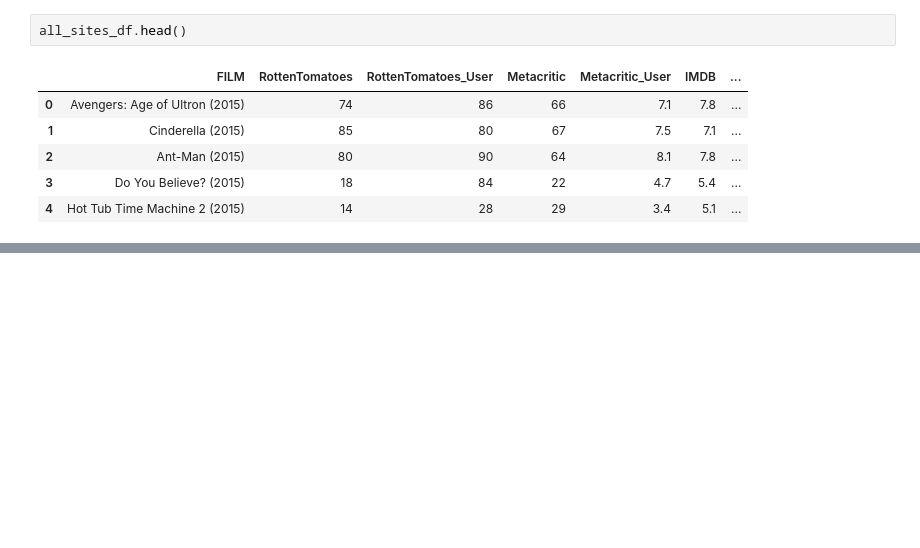
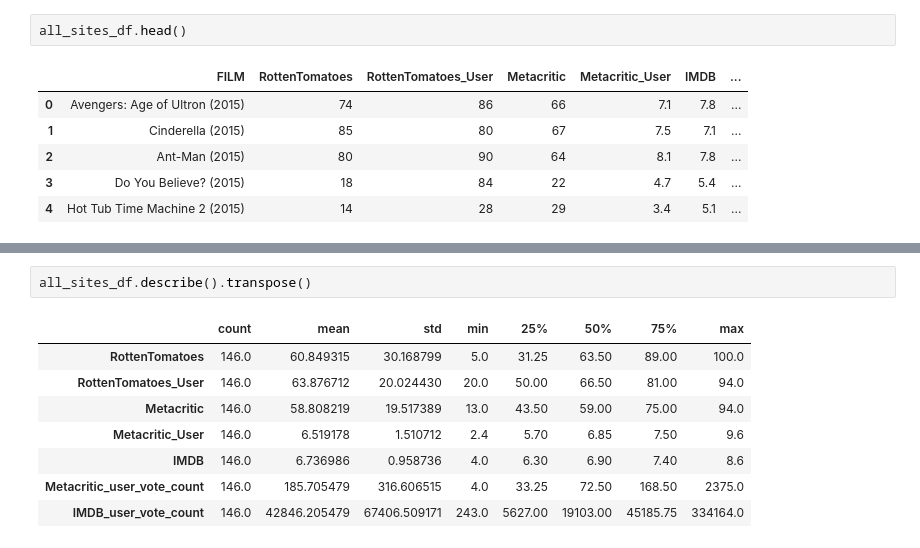
Before and after one commit to aronbarbosag/data-analysis-python, a Jupyter notebook: notebooks/capstone_project.ipynb, the cells around one changed output, grey strips where cells are left out. Saved outputs shown, nothing was run; the diff lists cells and outputs as text; blank space fills up the shorter version.

```diff
--- a/notebooks/capstone_project.ipynb
+++ b/notebooks/capstone_project.ipynb
@@ -259,0 +278,11 @@ all_sites_df.head()
+# %%
+all_sites_df.describe().transpose()
+# %% [output]
+|  | count | mean | std | min | 25% | 50% | 75% | max |
+| RottenTomatoes | 146.0 | 60.849315 | 30.168799 | 5.0 | 31.25 | 63.50 | 89.00 | 100.0 |
+| RottenTomatoes_User | 146.0 | 63.876712 | 20.024430 | 20.0 | 50.00 | 66.50 | 81.00 | 94.0 |
+| Metacritic | 146.0 | 58.808219 | 19.517389 | 13.0 | 43.50 | 59.00 | 75.00 | 94.0 |
+| Metacritic_User | 146.0 | 6.519178 | 1.510712 | 2.4 | 5.70 | 6.85 | 7.50 | 9.6 |
+| IMDB | 146.0 | 6.736986 | 0.958736 | 4.0 | 6.30 | 6.90 | 7.40 | 8.6 |
+| Metacritic_user_vote_count | 146.0 | 185.705479 | 316.606515 | 4.0 | 33.25 | 72.50 | 168.50 | 2375.0 |
+| IMDB_user_vote_count | 146.0 | 42846.205479 | 67406.509171 | 243.0 | 5627.00 | 19103.00 | 45185.75 | 334164.0 |
```
Also changed, not shown: parts of 11 cells of this notebook.
